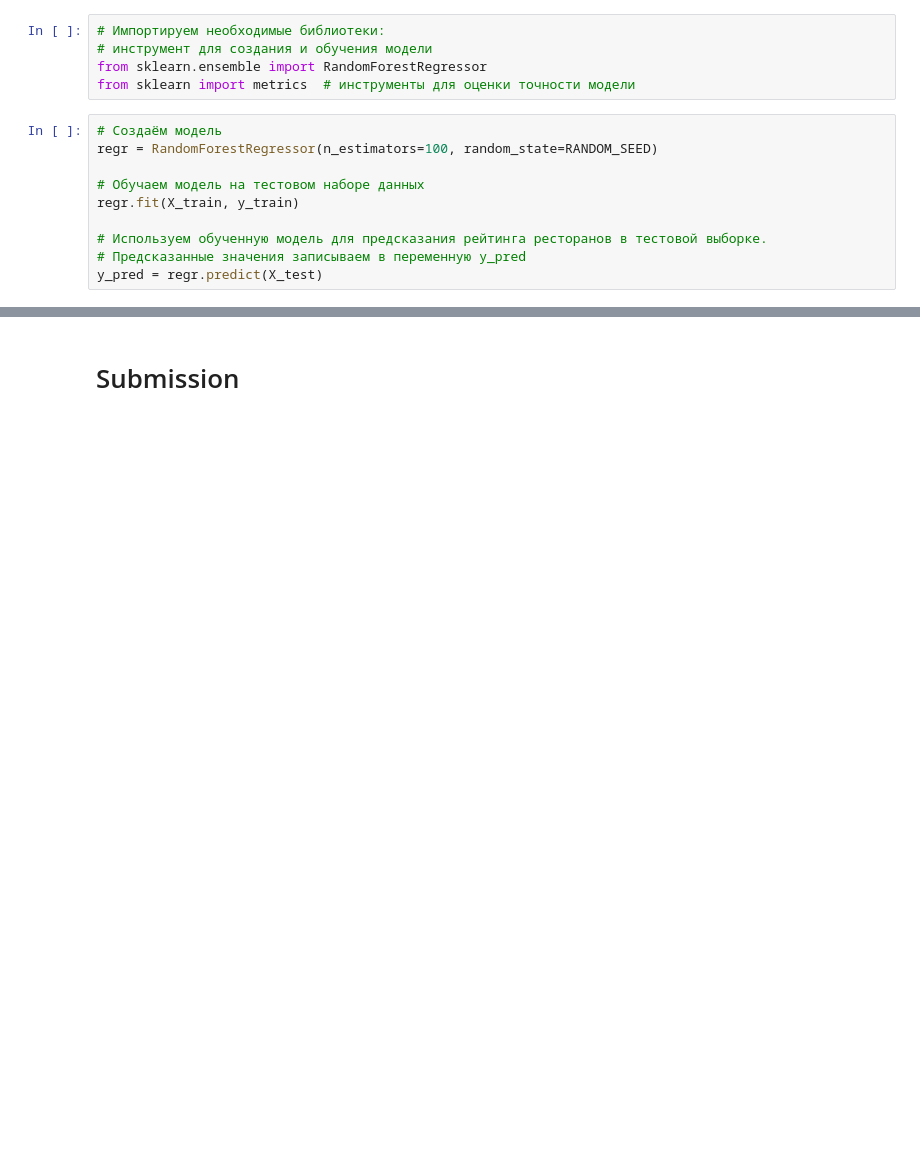
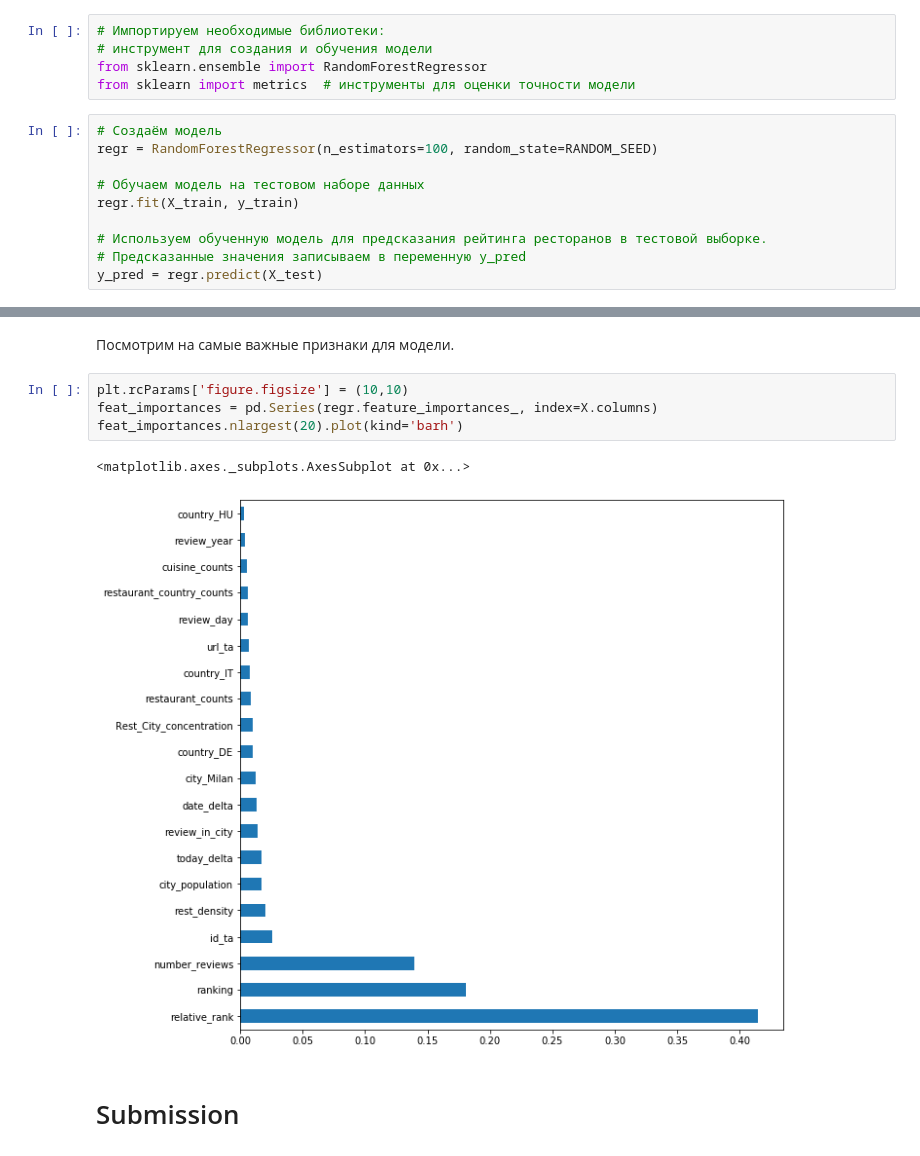
Before and after one commit to War1oR/sf_module_3, a Jupyter notebook: RDS-3.ipynb, the cells around one changed output, grey strips where cells are left out. Cells and saved outputs as stored; diff of their text form; blank space fills up the shorter version.

Commit message:
add feature_importances

```diff
--- a/RDS-3.ipynb
+++ b/RDS-3.ipynb
@@ -483,3 +483,12 @@ MAE: 0.198346
+# %% [markdown]
+Посмотрим на самые важные признаки для модели.
+# %%
+plt.rcParams['figure.figsize'] = (10,10)
+feat_importances = pd.Series(regr.feature_importances_, index=X.columns)
+feat_importances.nlargest(20).plot(kind='barh')
+# %% [output]
+<matplotlib.axes._subplots.AxesSubplot at 0x...>
+[figure, added]
 # %% [markdown]
 # Submission
 # %%
```
Also changed, not shown: parts of 1 cell of this notebook, 1 other file.
